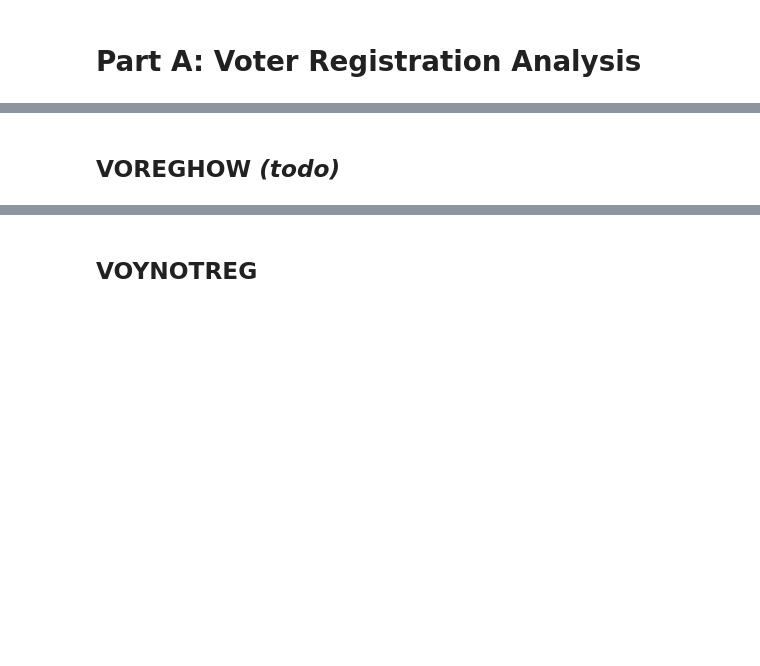
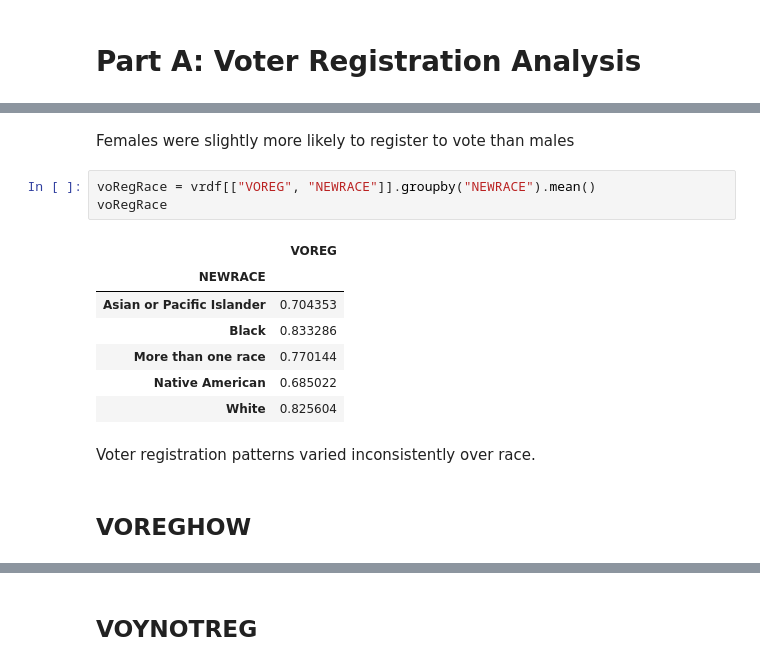
Before and after one commit to mdesilva/Data-Science, a Jupyter notebook: ASA2020FallDataChallenge/Analysis.ipynb, the cells around one changed output, grey strips where cells are left out. Saved outputs shown, nothing was run; the diff lists cells and outputs as text; blank space fills up the shorter version.

```diff
--- a/ASA2020FallDataChallenge/Analysis.ipynb
+++ b/ASA2020FallDataChallenge/Analysis.ipynb
@@ -58,2 +100,17 @@ nvdf = df[df["VOWHYNOT"] < 96] #CREATE DATAFRAME WITH ONLY INDIVIDUALS THAT DID
+# %% [markdown]
+Females were slightly more likely to register to vote than males
+# %%
+voRegRace = vrdf[["VOREG", "NEWRACE"]].groupby("NEWRACE").mean()
+voRegRace
+# %% [output]
+|  | VOREG |
+| NEWRACE |  |
+| Asian or Pacific Islander | 0.704353 |
+| Black | 0.833286 |
+| More than one race | 0.770144 |
+| Native American | 0.685022 |
+| White | 0.825604 |
+# %% [markdown]
+Voter registration patterns varied inconsistently over race.
 # %% [markdown]
-## VOREGHOW ***(todo)***
+## VOREGHOW
```
Also changed, not shown: parts of 41 cells of this notebook.
